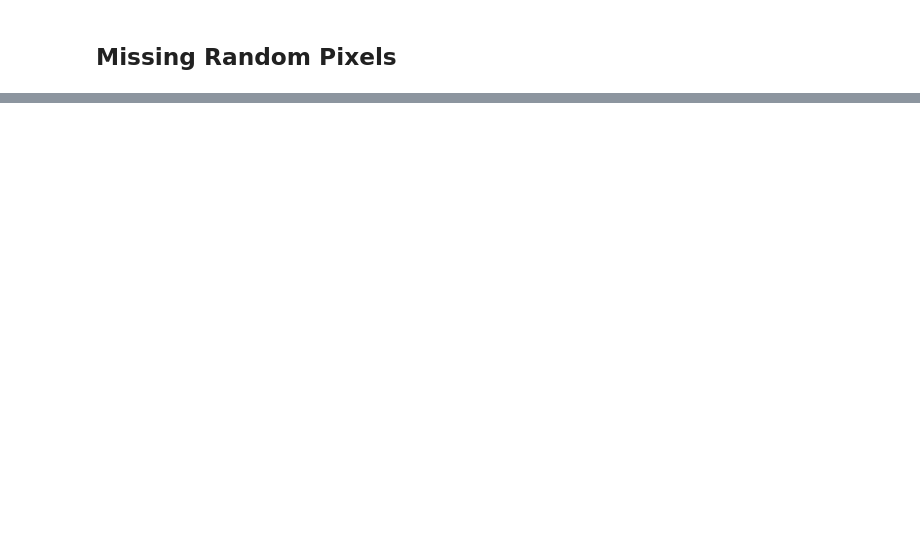
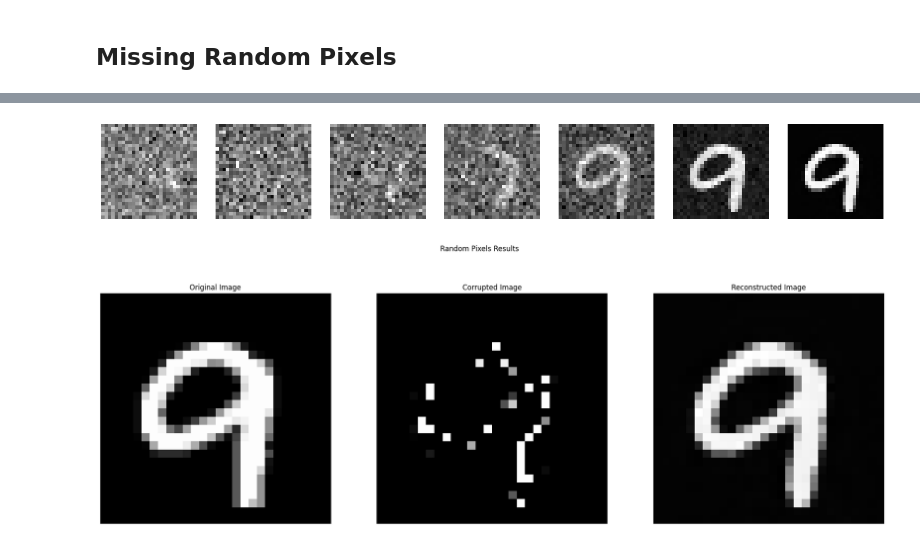
Before and after one commit to mbryant2025/universal_inverse_implementation, a Jupyter notebook: playground.ipynb, the cells around one changed output, grey strips where cells are left out. Cells and saved outputs as stored; diff of their text form; code cells hidden in the pictures; blank space fills up the shorter version.

```diff
--- a/playground.ipynb
+++ b/playground.ipynb
@@ -342,19 +344,21 @@ plt.imshow(x_c[0,:,:].detach().numpy(), cmap='gray')
 # %%
 class RandomPixels(Task):
 
     def __init__(self, x_c, p):
         self.shape = x_c.shape
         self.mask = np.zeros(self.shape).flatten()
         self.mask[0:int(p*np.prod(self.shape))] = 1
         self.mask = torch.tensor(np.random.choice(self.mask, size = self.shape , replace = False).astype('float32').reshape(self.shape))
-        if torch.cuda.is_available():
-            self.mask = self.mask.cuda()
 
     def M_T(self):
         return lambda x: x * self.mask
 
     def M(self):
         return lambda x: x * self.mask
 
+rp = RandomPixels(x_c, p)
 
-# display_images(x_c, RandomPixels(x_c, 0.5), sigma_0=1, sigma_L=0.01, h_0=0.001, beta=0.01, display_frequency=30)
+display_images(rp.M_T()(x), rp, sigma_0=1, sigma_L=0.01, h_0=0.01, beta=0.01, display_frequency=30, x=x, name=('Random Pixels', 'Reconstructed'))
+# %% [output]
+[figure, added]
+[figure, added]
```
Also changed, not shown: parts of 6 cells of this notebook.
